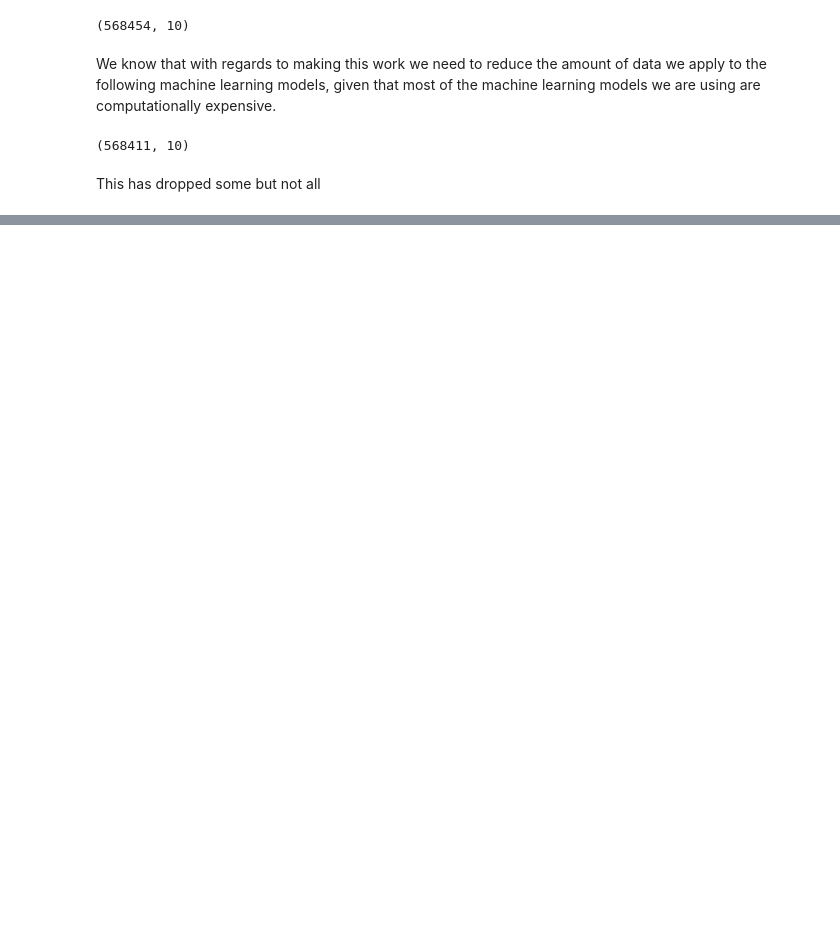
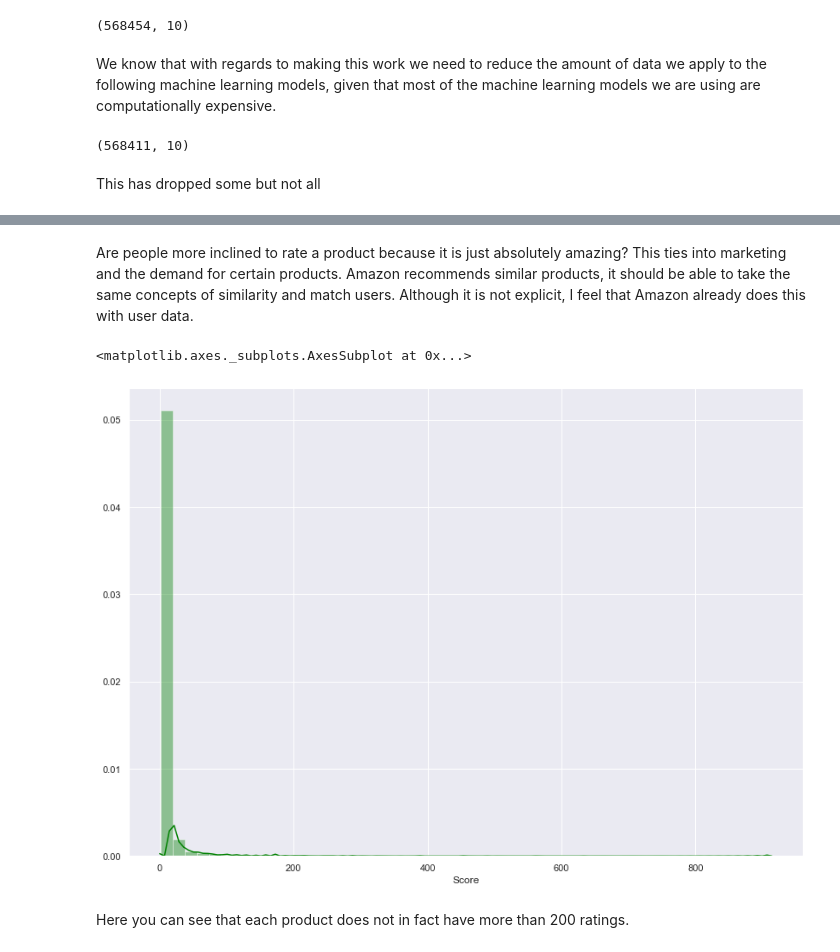
Before and after one commit to anilaq/dspractice, a Jupyter notebook: mlmodels.ipynb, the cells around one changed output, grey strips where cells are left out. Drawn from its saved outputs; the diff is of its cells as text; code cells hidden in the pictures; blank space fills up the shorter version.

```diff
--- a/mlmodels.ipynb
+++ b/mlmodels.ipynb
@@ -130,0 +218,4 @@ This has dropped some but not all
+# %%
+#how many ratings does each product have?
+total_ratings_per_product = data.groupby('ProductId')['Score'].count()
+total_ratings_per_product.head()
@@ -130,0 +230,10 @@ This has dropped some but not all
+# %% [markdown]
+Are people more inclined to rate a product because it is just absolutely amazing? This ties into marketing and the demand for certain products.
+Amazon recommends similar products, it should be able to take the same concepts of similarity and match users. Although it is not explicit, I feel that Amazon already does this with user data.
+# %%
+sns.distplot(total_ratings_per_product, color='green', kde=True, bins=50)
+# %% [output]
+<matplotlib.axes._subplots.AxesSubplot at 0x...>
+[figure, added]
+# %% [markdown]
+Here you can see that each product does not in fact have more than 200 ratings.
```
Also changed, not shown: parts of 22 cells of this notebook.
